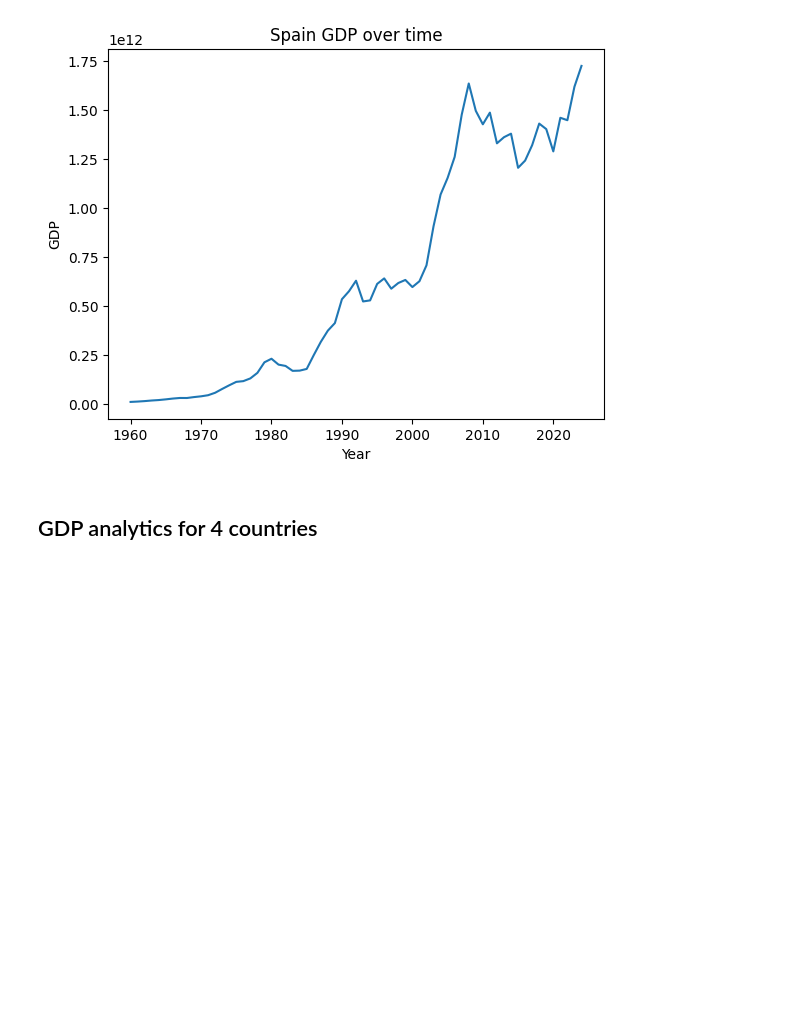
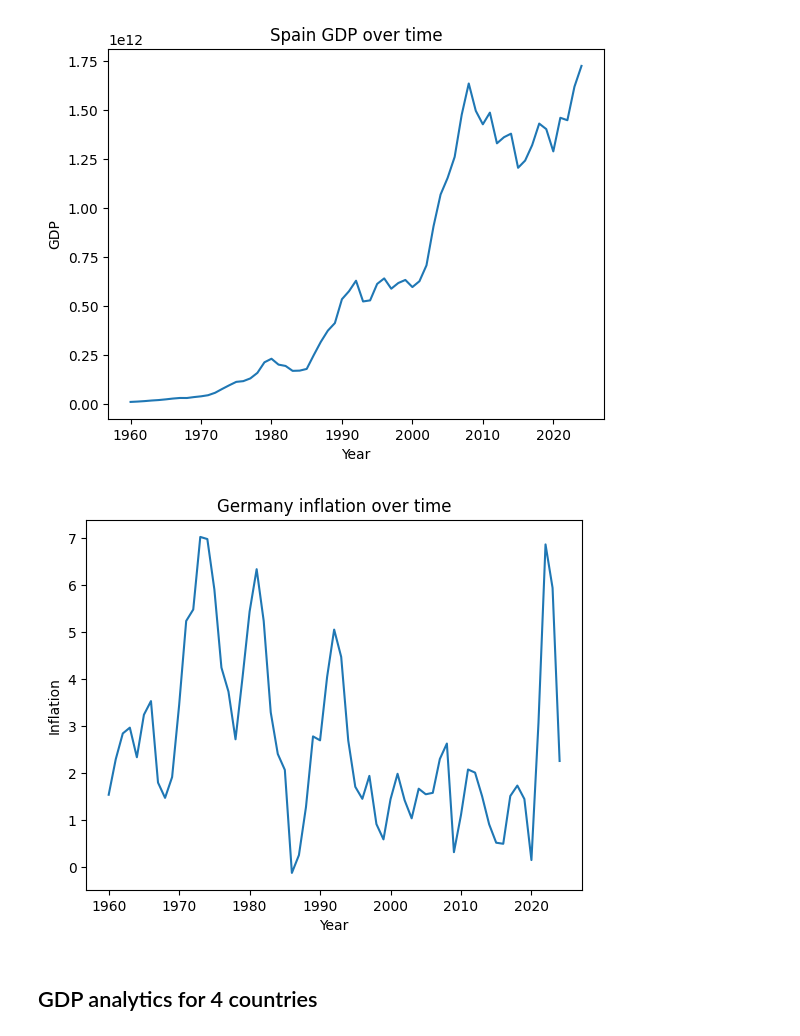
Before and after one commit to alenachuklina/global-economic-risk-monitor, a Jupyter notebook: notebooks/01_data_exploration.ipynb, the cells around one changed output. Saved outputs shown, nothing was run; the diff lists cells and outputs as text; code cells hidden in the pictures; blank space fills up the shorter version.

```diff
--- a/notebooks/01_data_exploration.ipynb
+++ b/notebooks/01_data_exploration.ipynb
@@ -148,3 +229,13 @@ df_long.head()
 | 2 | Afghanistan | AFG | GDP (current US$) | NY.GDP.MKTP.CD | 1960 | NaN |
 | 3 | Africa Western and Central | AFW | GDP (current US$) | NY.GDP.MKTP.CD | 1960 | 1.190481e+10 |
 | 4 | Angola | AGO | GDP (current US$) | NY.GDP.MKTP.CD | 1960 | NaN |
+# %%
+df_inf = df_inf.drop(columns=["2025", "Unnamed: 70"])
+# %%
+df_long_inf = df_inf.melt(
+    id_vars=["Country Name", "Country Code", "Indicator Name", "Indicator Code"],
+    var_name="year",
+    value_name="Inflation"
+)
+
+df_long_inf.head()
@@ -165,3 +263,9 @@ spain.head()
 | 602 | Spain | ESP | GDP (current US$) | NY.GDP.MKTP.CD | 1962 | 1.660963e+10 |
 | 868 | Spain | ESP | GDP (current US$) | NY.GDP.MKTP.CD | 1963 | 1.963171e+10 |
 | 1134 | Spain | ESP | GDP (current US$) | NY.GDP.MKTP.CD | 1964 | 2.196688e+10 |
+# %%
+df_long_inf = df_long_inf.dropna()
+df_long_inf["year"] = df_long_inf["year"].astype(int)
+# %%
+germany_inf = df_long_inf[df_long_inf["Country Name"] == "Germany"]
+germany_inf.head()
@@ -175,6 +286,14 @@ plt.ylabel("GDP")
 plt.show()
 # %% [output]
 [figure]
+# %%
+plt.plot(germany_inf["year"], germany_inf["Inflation"])
+plt.title("Germany inflation over time")
+plt.xlabel("Year")
+plt.ylabel("Inflation")
+plt.show()
+# %% [output]
+[figure, added]
 # %% [markdown]
 ## GDP analytics for 4 countries
 # %%
```
Also changed, not shown: parts of 31 cells of this notebook.
